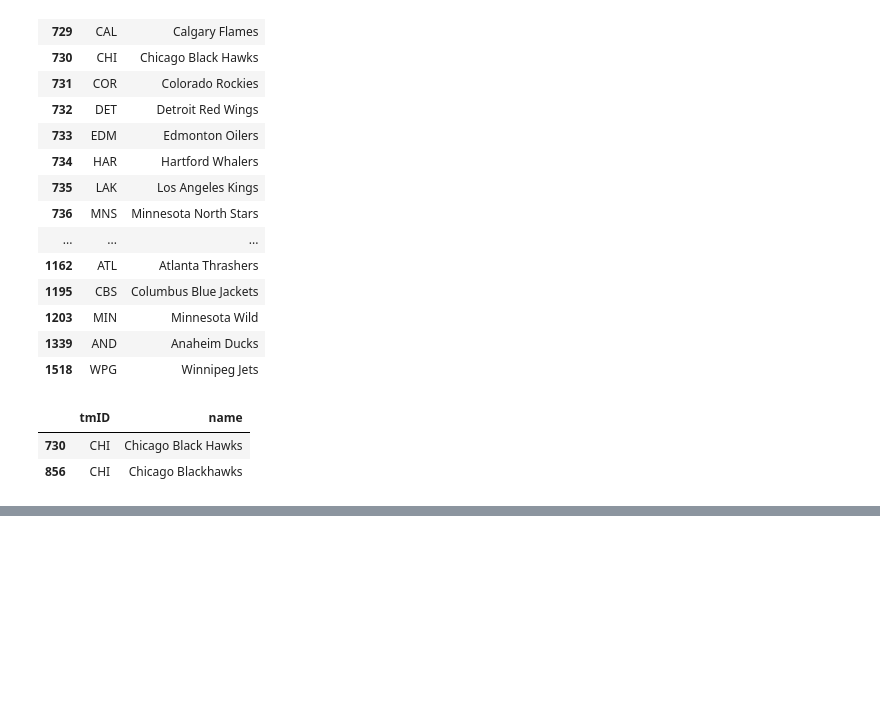
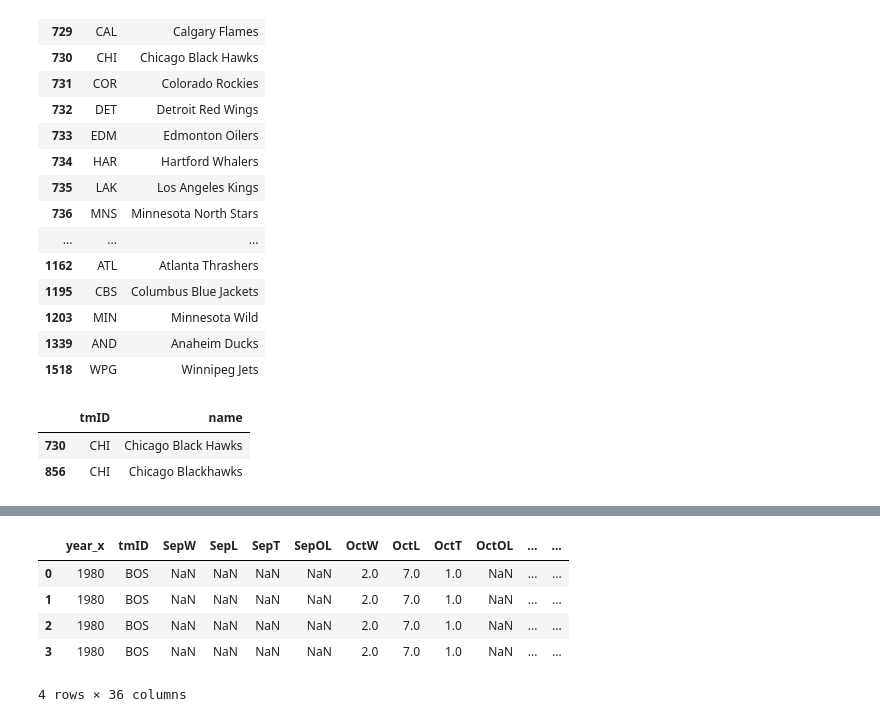
Before and after one commit to yaowenqiang/panda_playbook, a Jupyter notebook: advanced_pandas.ipynb, the cells around one changed output, grey strips where cells are left out. Cells and saved outputs as stored; diff of their text form; code cells hidden in the pictures; blank space fills up the shorter version.

```diff
--- a/advanced_pandas.ipynb
+++ b/advanced_pandas.ipynb
@@ -698,0 +748,9 @@ pd.merge(teams2, teams_splits2)
+# %%
+pd.merge(team_splits,teams,  on=['tmID']).head(4)
+# %% [output]
+|  | year_x | tmID | SepW | SepL | SepT | SepOL | OctW | OctL | OctT | OctOL | ... | ... |
+| 0 | 1980 | BOS | NaN | NaN | NaN | NaN | 2.0 | 7.0 | 1.0 | NaN | ... | ... |
+| 1 | 1980 | BOS | NaN | NaN | NaN | NaN | 2.0 | 7.0 | 1.0 | NaN | ... | ... |
+| 2 | 1980 | BOS | NaN | NaN | NaN | NaN | 2.0 | 7.0 | 1.0 | NaN | ... | ... |
+| 3 | 1980 | BOS | NaN | NaN | NaN | NaN | 2.0 | 7.0 | 1.0 | NaN | ... | ... |
+4 rows × 36 columns
```
Also changed, not shown: parts of 16 cells of this notebook.
